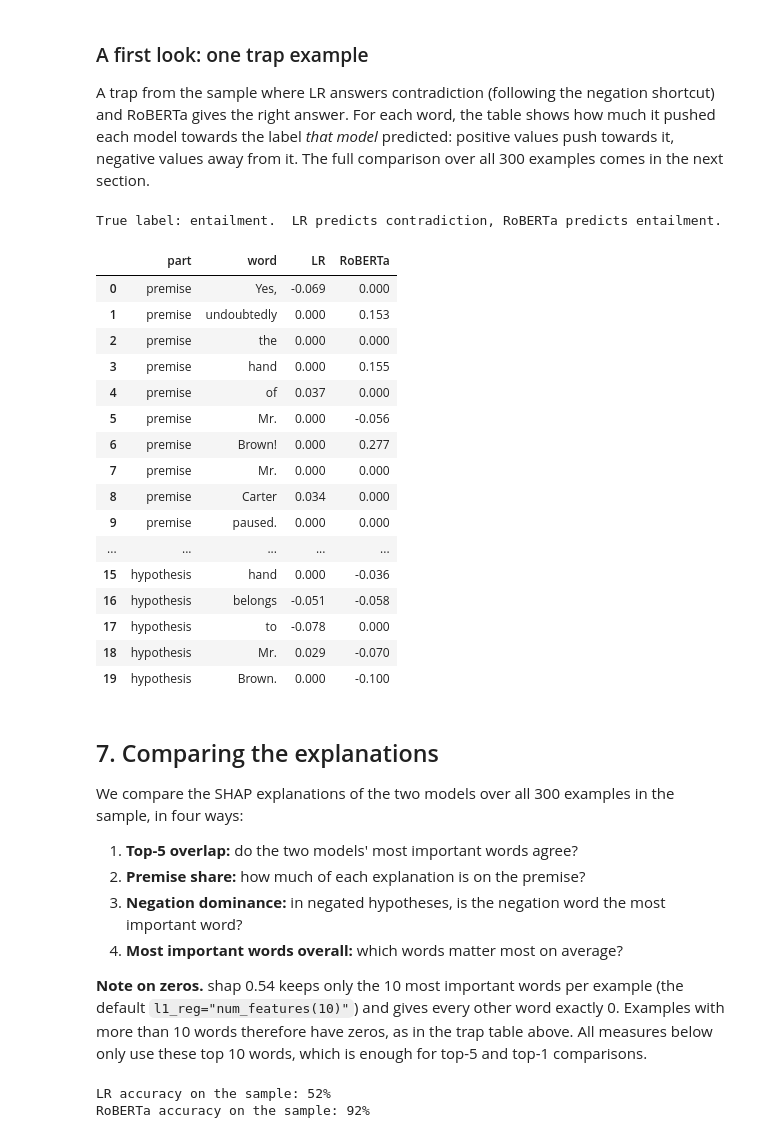
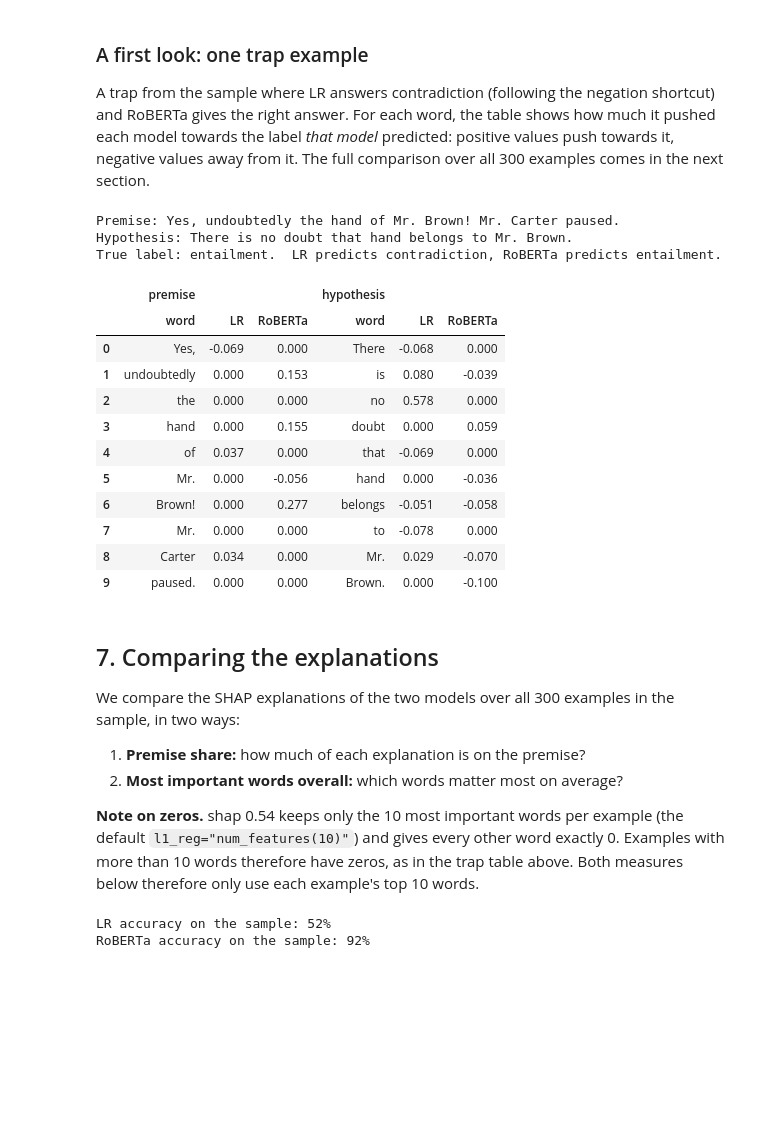
Before and after one commit to malinhauglandh/nli-project-tdt13, a Jupyter notebook: nli_shortcuts.ipynb, the cells around one changed output. Drawn from its saved outputs; the diff is of its cells as text; code cells hidden in the pictures; blank space fills up the shorter version.

```diff
--- a/nli_shortcuts.ipynb
+++ b/nli_shortcuts.ipynb
@@ -380,12 +368,9 @@ Premise and hypothesis get **separate vectorizers**, so every feature is either
 # %%
-import scipy.sparse as sp
-from sklearn.feature_extraction.text import TfidfVectorizer
+def make_vectorizer(min_df=2):
+    # Same tokenization as TOKEN_RE (keeps "not", "don't" and one-letter words), unigrams + bigrams, no stopword removal
+    return TfidfVectorizer(token_pattern=TOKEN_RE.pattern, ngram_range=(1, 2), min_df=min_df, sublinear_tf=True)
 
-def make_vectorizer():
-    # Same tokenization as TOKEN_RE (keeps "not", "don't" and one-letter words), unigrams + bigrams, no stopword removal
-    return TfidfVectorizer(token_pattern=TOKEN_RE.pattern, ngram_range=(1, 2), min_df=2, sublinear_tf=True)
-
-vec_p, vec_h = make_vectorizer(), make_vectorizer()
+vec_p, vec_h = make_vectorizer(min_df=4), make_vectorizer()
 Xp_train = vec_p.fit_transform(train_df.premise)
 Xh_train = vec_h.fit_transform(train_df.hypothesis)
 N_P = Xp_train.shape[1]  # premise features come first, hypothesis features after
@@ -443,6 +428,6 @@ def fit_or_load(name, cols):
     joblib.dump(model, path)
     return model
 
-lr_full = fit_or_load("lr_full", ALL_COLS)
-lr_hyp = fit_or_load("lr_hyp", HYP_COLS)
+lr_full = fit_or_load("lr_full_min4", ALL_COLS)
+lr_hyp = fit_or_load("lr_hyp_min4", HYP_COLS)
 # %% [output]
@@ -744,7 +711,7 @@ for condition in ["full", "no premise"]:
         rows.append({"input": condition, "hypothesis": group, "n": mask.sum(),
                      "accuracy": (pred[mask] == y[mask]).mean(),
                      "predicted contradiction": (pred[mask] == CONTRA).mean(),
-                     "gold contradiction": (y[mask] == CONTRA).mean()})
+                     "true contradiction": (y[mask] == CONTRA).mean()})
 print("RoBERTa on validation_matched, by negation in the hypothesis:")
 pd.DataFrame(rows).set_index(["input", "hypothesis"]).round(3)
 # %% [output]
@@ -1071,47 +1019,49 @@ A trap from the sample where LR answers contradiction (following the negation sh
 # %%
 def shap_table(i):
     # The words of sample example i, with each model's SHAP value towards the label that model predicts
     r_lr, r_rb = shap_lr[i], shap_roberta[i]
+    # print actual text
+    print(f"Premise: {val_df.premise[r_lr['idx']]}")
+    print(f"Hypothesis: {val_df.hypothesis[r_lr['idx']]}")
     print(f"True label: {LABEL_NAMES[val_df.label[r_lr['idx']]]}.  "
           f"LR predicts {LABEL_NAMES[r_lr['pred']]}, RoBERTa predicts {LABEL_NAMES[r_rb['pred']]}.")
-    parts = ["premise"] * len(r_lr["premise_words"]) + ["hypothesis"] * len(r_lr["hypothesis_words"])
-    return pd.DataFrame({"part": parts, "word": r_lr["premise_words"] + r_lr["hypothesis_words"],
-                         "LR": r_lr["shap"], "RoBERTa": r_rb["shap"]}).round(3)
+    n_p = len(r_lr["premise_words"])
+    # Premise and hypothesis side by side; the shorter one is padded with blanks
+    fmt = lambda values: [f"{v:.3f}" for v in values]
+    sides = {part: pd.DataFrame({"word": words, "LR": fmt(r_lr["shap"][span]), "RoBERTa": fmt(r_rb["shap"][span])})
+             for part, words, span in [("premise", r_lr["premise_words"], slice(None, n_p)),
+                                       ("hypothesis", r_lr["hypothesis_words"], slice(n_p, None))]}
+    return pd.concat(sides, axis=1).fillna("")
 
 # First trap in the sample where LR falls for the negation shortcut and RoBERTa gets it right
 trap = next(i for i, (r_lr, r_rb) in enumerate(zip(shap_lr, shap_roberta))
             if val_df.hyp_neg[r_lr["idx"]] and r_lr["pred"] == CONTRA
             and r_rb["pred"] == val_df.label[r_lr["idx"]] != CONTRA)
 shap_table(trap)
 # %% [output]
+Premise: Yes, undoubtedly the hand of Mr. Brown! Mr. Carter paused.
+Hypothesis: There is no doubt that hand belongs to Mr. Brown.
 True label: entailment.  LR predicts contradiction, RoBERTa predicts entailment.
-|  | part | word | LR | RoBERTa |
-| 0 | premise | Yes, | -0.069 | 0.000 |
-| 1 | premise | undoubtedly | 0.000 | 0.153 |
-| 2 | premise | the | 0.000 | 0.000 |
-| 3 | premise | hand | 0.000 | 0.155 |
-| 4 | premise | of | 0.037 | 0.000 |
-| 5 | premise | Mr. | 0.000 | -0.056 |
-| 6 | premise | Brown! | 0.000 | 0.277 |
-| 7 | premise | Mr. | 0.000 | 0.000 |
-| 8 | premise | Carter | 0.034 | 0.000 |
-| 9 | premise | paused. | 0.000 | 0.000 |
-| ... | ... | ... | ... | ... |
-| 15 | hypothesis | hand | 0.000 | -0.036 |
-| 16 | hypothesis | belongs | -0.051 | -0.058 |
-| 17 | hypothesis | to | -0.078 | 0.000 |
-| 18 | hypothesis | Mr. | 0.029 | -0.070 |
-| 19 | hypothesis | Brown. | 0.000 | -0.100 |
+|  | premise |  |  | hypothesis |  |  |
+|  | word | LR | RoBERTa | word | LR | RoBERTa |
+| 0 | Yes, | -0.069 | 0.000 | There | -0.068 | 0.000 |
+| 1 | undoubtedly | 0.000 | 0.153 | is | 0.080 | -0.039 |
+| 2 | the | 0.000 | 0.000 | no | 0.578 | 0.000 |
+| 3 | hand | 0.000 | 0.155 | doubt | 0.000 | 0.059 |
+| 4 | of | 0.037 | 0.000 | that | -0.069 | 0.000 |
+| 5 | Mr. | 0.000 | -0.056 | hand | 0.000 | -0.036 |
+| 6 | Brown! | 0.000 | 0.277 | belongs | -0.051 | -0.058 |
+| 7 | Mr. | 0.000 | 0.000 | to | -0.078 | 0.000 |
+| 8 | Carter | 0.034 | 0.000 | Mr. | 0.029 | -0.070 |
+| 9 | paused. | 0.000 | 0.000 | Brown. | 0.000 | -0.100 |
 # %% [markdown]
 ## 7. Comparing the explanations
 
-We compare the SHAP explanations of the two models over all 300 examples in the sample, in four ways:
+We compare the SHAP explanations of the two models over all 300 examples in the sample, in two ways:
 
-1. **Top-5 overlap:** do the two models' most important words agree?
-2. **Premise share:** how much of each explanation is on the premise?
-3. **Negation dominance:** in negated hypotheses, is the negation word the most important word?
-4. **Most important words overall:** which words matter most on average?
+1. **Premise share:** how much of each explanation is on the premise?
+2. **Most important words overall:** which words matter most on average?
 
-**Note on zeros.** shap 0.54 keeps only the 10 most important words per example (the default `l1_reg="num_features(10)"`) and gives every other word exactly 0. Examples with more than 10 words therefore have zeros, as in the trap table above. All measures below only use these top 10 words, which is enough for top-5 and top-1 comparisons.
+**Note on zeros.** shap 0.54 keeps only the 10 most important words per example (the default `l1_reg="num_features(10)"`) and gives every other word exactly 0. Examples with more than 10 words therefore have zeros, as in the trap table above. Both measures below therefore only use each example's top 10 words.
 # %%
 MODEL_COLORS = {"LR": "#e0709b", "RoBERTa": "#00754a"}
```
Also changed, not shown: parts of 49 cells of this notebook, 5 other files.
